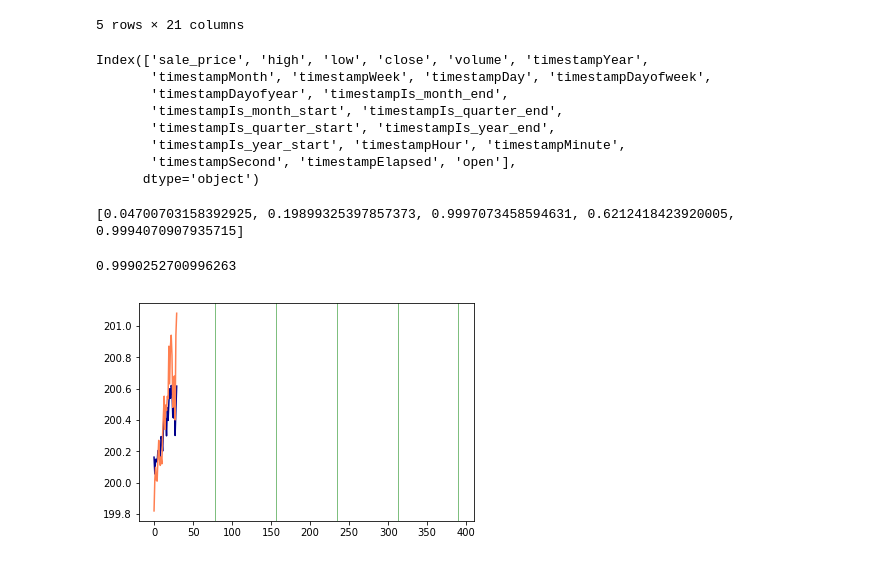
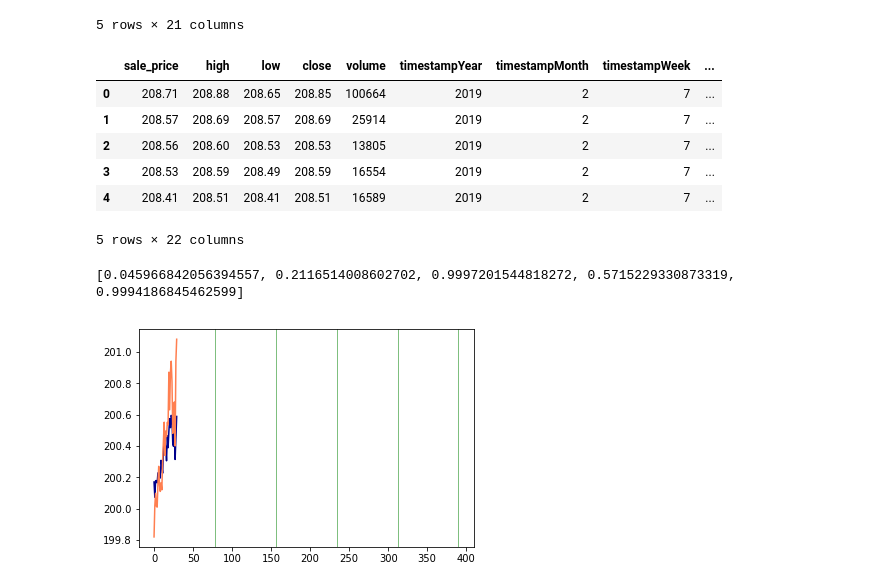
Before and after one commit to FSSoar/IlliniDatathon2019, a Jupyter notebook: RandomForest-DayToDay.ipynb, the cells around one changed output. Cells and saved outputs as stored; diff of their text form; code cells hidden in the pictures.

Commit message:
added data and random forests for each company. day-to-day exists for all now.

```diff
--- a/RandomForest-DayToDay.ipynb
+++ b/RandomForest-DayToDay.ipynb
@@ -265,8 +244,8 @@ df_MMM.head()
 | 4 | 208.41 | 208.51 | 208.41 | 208.51 | 16589 | 2019 | 2 | 7 | ... |
 5 rows × 21 columns
 # %%
-def create_open_col():
-    res = day_to_start_price_map(df_MMM, "sale_price", False, True)
+def create_open_col(df):
+    res = day_to_start_price_map(df, "sale_price", False, True)
     day_to_price_start = res[0]
     counts = res[1]
     first = True
@@ -280,18 +259,17 @@ def create_open_col():
 
     return net_data
 
-new_open_col = create_open_col()
+new_open_col = create_open_col(df_MMM)
 df_MMM['open'] = new_open_col
 df_MMM.head()
 # %% [output]
+|  | sale_price | high | low | close | volume | timestampYear | timestampMonth | timestampWeek | ... |
+| 0 | 208.71 | 208.88 | 208.65 | 208.85 | 100664 | 2019 | 2 | 7 | ... |
+| 1 | 208.57 | 208.69 | 208.57 | 208.69 | 25914 | 2019 | 2 | 7 | ... |
+| 2 | 208.56 | 208.60 | 208.53 | 208.53 | 13805 | 2019 | 2 | 7 | ... |
+| 3 | 208.53 | 208.59 | 208.49 | 208.59 | 16554 | 2019 | 2 | 7 | ... |
+| 4 | 208.41 | 208.51 | 208.41 | 208.51 | 16589 | 2019 | 2 | 7 | ... |
-Index(['sale_price', 'high', 'low', 'close', 'volume', 'timestampYear',
-       'timestampMonth', 'timestampWeek', 'timestampDay', 'timestampDayofweek',
-       'timestampDayofyear', 'timestampIs_month_end',
-       'timestampIs_month_start', 'timestampIs_quarter_end',
-       'timestampIs_quarter_start', 'timestampIs_year_end',
-       'timestampIs_year_start', 'timestampHour', 'timestampMinute',
-       'timestampSecond', 'timestampElapsed', 'open'],
-      dtype='object')
+5 rows × 22 columns
 # %%
 to_predict = "sale_price"
 to_drop = ['high', 'low', 'volume']
@@ -314,22 +292,18 @@ raw_train, raw_valid = split_vals(df_MMM, n_train)
 X_train, X_valid = split_vals(df, n_train)
 y_train, y_valid = split_vals(y, n_train)
 
-rf_one_sec = RandomForestRegressor(n_estimators=100, min_samples_leaf=3, n_jobs=-1, bootstrap=True, max_features=0.5, oob_score=True)
-rf_one_sec.fit(X_train, y_train)
-print_score(rf_one_sec)
+rf_MMM = RandomForestRegressor(n_estimators=100, min_samples_leaf=3, n_jobs=-1, bootstrap=True, max_features=0.5, oob_score=True)
+rf_MMM.fit(X_train, y_train)
+print_score(rf_MMM)
 # %% [output]
-[0.04700703158392925, 0.19899325397857373, 0.9997073458594631, 0.6212418423920005, 0.9994070907935715]
+[0.045966842056394557, 0.2116514008602702, 0.9997201544818272, 0.5715229330873319, 0.9994186845462599]
-# %%
-rf_one_sec.score(X_train, y_train)
-# %% [output]
-0.9990252700996263
 # %%
-preds = rf_one_sec.predict(X_valid)
+preds = rf_MMM.predict(X_valid)
 x = [i for i in range(len(preds))]
 plt.plot(x,preds, color='darkblue')
 plt.plot(x, y_valid, color='coral')
 for i in range(1, 6):
     plt.axvline(x=78*i, color='green', linewidth=0.5)
 plt.show()
 # %% [output]
-[figure, old version]
+[figure, new version]
```
Also changed, not shown: parts of 6 cells of this notebook, 2 other files.
